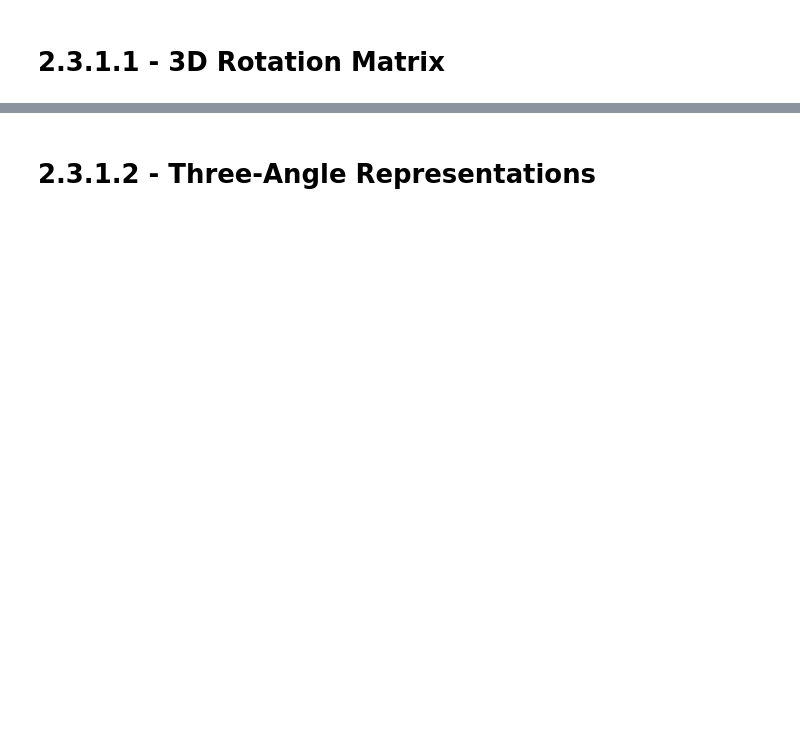
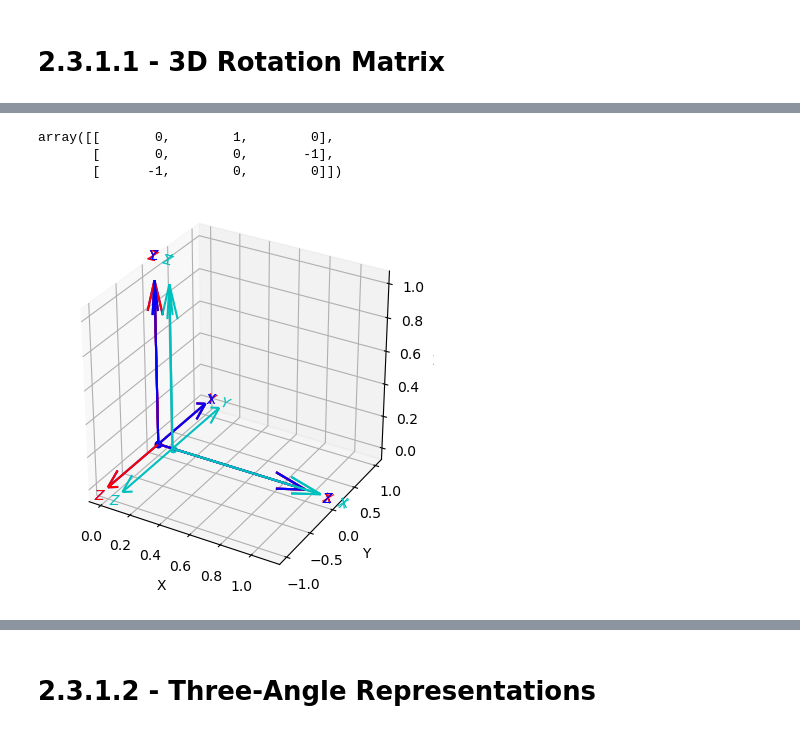
Before and after one commit to taylor-tomblin/ece3641-2023-assignments, a Jupyter notebook: assignment-2/chapter-2.ipynb, the cells around one changed output, grey strips where cells are left out. Saved outputs shown, nothing was run; the diff lists cells and outputs as text; code cells hidden in the pictures; blank space fills up the shorter version.

```diff
--- a/assignment-2/chapter-2.ipynb
+++ b/assignment-2/chapter-2.ipynb
@@ -214,0 +256,18 @@ The pose of a coordinate frame is fully described by an $ \vec{SE}(2) $ matrix a
+# %%
+R = rotx(pi / 2)
+
+trplot(R);
+tranimate(R)
+
+trplot(R, anaglyph=True)
+tranimate(R, anaglyph=True);
+
+R = rotx(pi / 2) @ roty(pi / 2)
+trplot(R)
+
+roty(pi / 2) @ rotx(pi / 2)
+# %% [output]
+array([[       0,        1,        0],
+       [       0,        0,       -1],
+       [      -1,        0,        0]])
+[figure, added]
```
Also changed, not shown: parts of 16 cells of this notebook.
